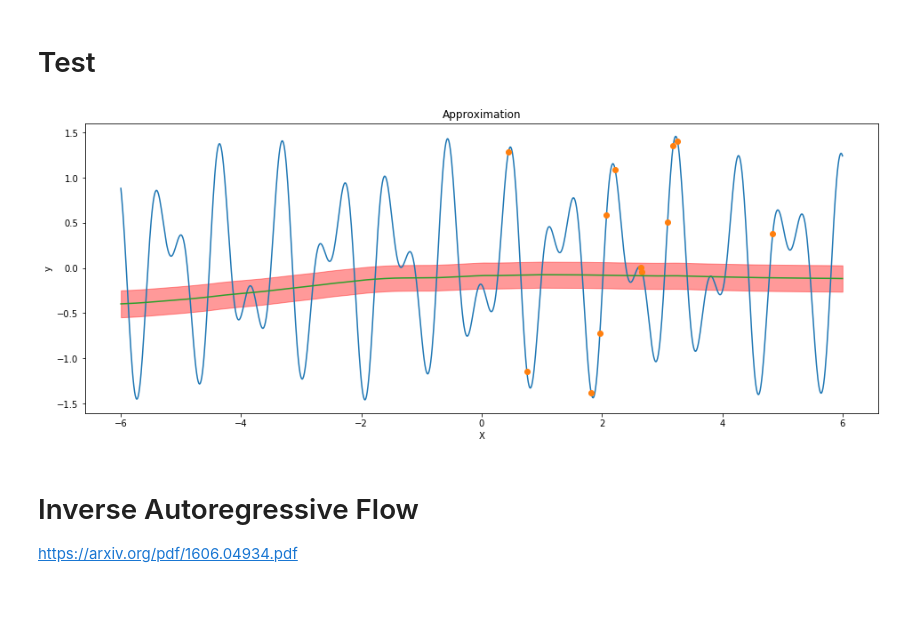
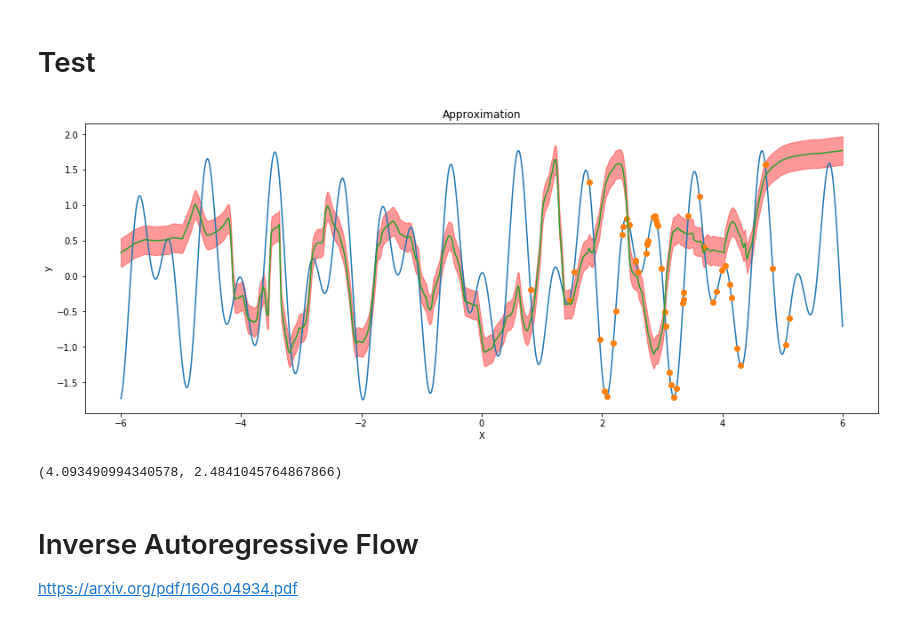
Before and after one commit to egornuzhin/bml_deep_prior, a Jupyter notebook: deep_prior.ipynb, the cells around one changed output. Cells and saved outputs as stored; diff of their text form; code cells hidden in the pictures.

```diff
--- a/deep_prior.ipynb
+++ b/deep_prior.ipynb
@@ -221,7 +224,7 @@ class DeepPrior(nn.Module):
             self.ELBO[ind]=[l_np]
 
 
-        return -loss
+        return -loss, torch.zeros(1), torch.zeros(1), torch.zeros(1), torch.zeros(1)
 
     def predict(self, X, y, X_pred):
         """
@@ -365,0 +390,10 @@ plot_f(test_param, test_set[0])
+# %%
+ELBO = np.array(list(model.ELBO.values()))
+plt.figure(figsize=(16, 6))
+plt.subplot(221)
+plt.title("ELBO")
+plt.xlabel("#iteration")
+plt.ylabel("elbo")
+plt.ylim(ymin = -4000)
+plt.plot(ELBO.T, label = 'train_elbo')
+plt.show()
@@ -447,7 +483,8 @@ class DeepPrior_Planar(nn.Module):
 
 
         #flow part
-        flow_loss = - 1/2* s_z.sum()
+        flow_loss = 0 #1/2* s_z.sum()
+        z0_loss = 1/2* s_z.sum()
         if verbose: print('flow_loss', flow_loss)
 
 #         print('flow_loss', flow_loss)
@@ -455,9 +492,9 @@ class DeepPrior_Planar(nn.Module):
         for flow in self.flow_stack:
             z, phi = flow(z)
 
-            flow_loss = flow_loss - (1+ phi @ flow.u.weight ).abs().log().sum()
-            print('pre_phi', phi.sum())
-            print('flow_loss', (1+ phi @ flow.u.weight ).abs().log().sum())
+            flow_loss = flow_loss + (1+ phi @ flow.u.weight ).abs().log().sum()
+#             print('pre_phi', phi.sum())
+#             print('flow_loss', (1+ phi @ flow.u.weight ).abs().log().sum())
 
         if verbose: print('flow_loss2', flow_loss)
 #         flow_loss = flow_loss.sum()
@@ -480,7 +517,7 @@ class DeepPrior_Planar(nn.Module):
         log_likelihood = log_likelihood.sum()-sigma_y.log().mean()
         if verbose: print('log_likelihood', log_likelihood.shape)
 
-        loss = log_likelihood+flow_loss+prior_loss
+        loss = log_likelihood+flow_loss+prior_loss+z0_loss
 
         l_np = float(loss.cpu().data.numpy())
 #         print('l_np',l_np)n
@@ -489,8 +526,8 @@ class DeepPrior_Planar(nn.Module):
         except KeyError:
             self.ELBO[ind]=[l_np]
 
-        print('loss', loss)
-        return -loss
+#         print('loss', loss)
+        return -loss, log_likelihood, flow_loss, prior_loss, z0_loss
 
     def predict(self, X, y, X_pred):
         """
@@ -523,7 +560,7 @@ class DeepPrior_Planar(nn.Module):
 # оптимайзер
 from torch import optim
 from itertools import chain
-model = DeepPrior_Planar(in_x=1, in_z=32, dim_middle=128, dim_out=1, n_enc_layers=4, n_dec_layers=4,
+model_planar = DeepPrior_Planar(in_x=1, in_z=32, dim_middle=128, dim_out=1, n_enc_layers=4, n_dec_layers=4,
                          n_flow_layers=12)
-optimizer = optim.Adam(model.parameters(), lr=0.001)
+optimizer = optim.Adam(model_planar.parameters(), lr=0.001)
 # %%
@@ -533,11 +576,15 @@ optimizer = optim.Adam(model.parameters(), lr=0.001)
 # %% [markdown]
 # Test
 # %%
-test_set, test_param = generate_dataset(1, Size=12)
+# test_set, test_param = generate_dataset(1, Size=12)
 verbose = False
-plot_f(test_param, test_set[0])
+plot_f(model_planar, test_param, test_set[0])
 # %% [output]
-[figure, old version]
+[figure, new version]
+# %%
+MSE(model_planar, datasets, param_set), MSE(model_planar, datasets_test, param_set_test)
+# %% [output]
+(4.093490994340578, 2.4841045764867866)
 # %% [markdown]
 # Inverse Autoregressive Flow
 https://arxiv.org/pdf/1606.04934.pdf
```
Also changed, not shown: parts of 23 cells of this notebook, 2 other files.
